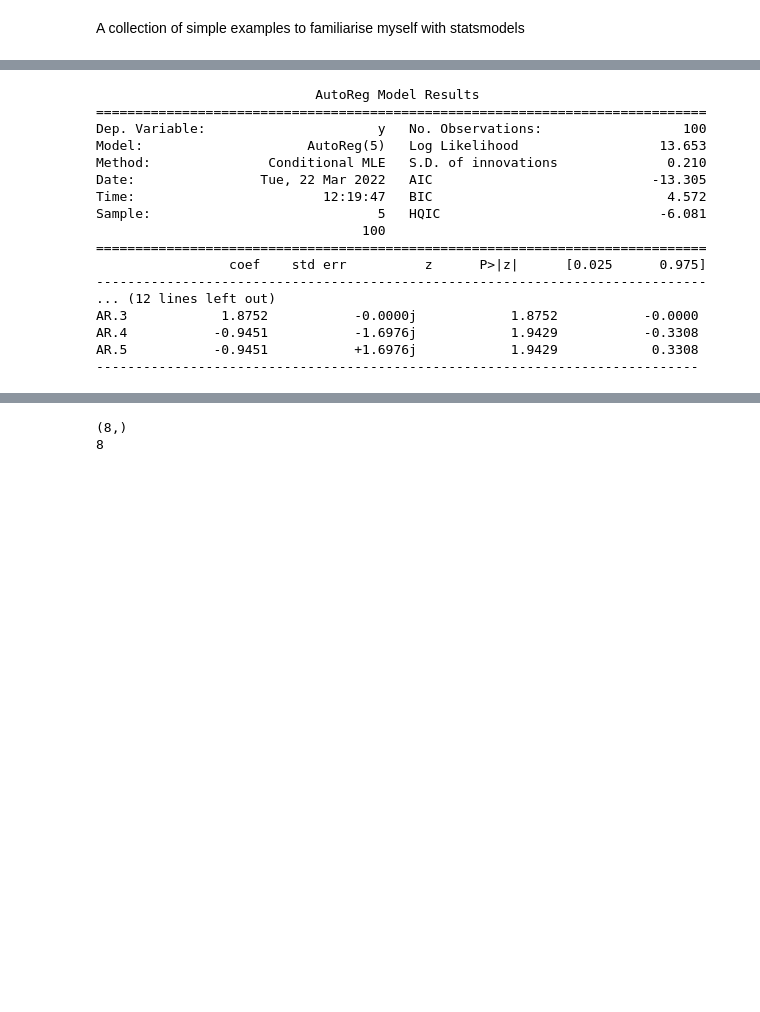
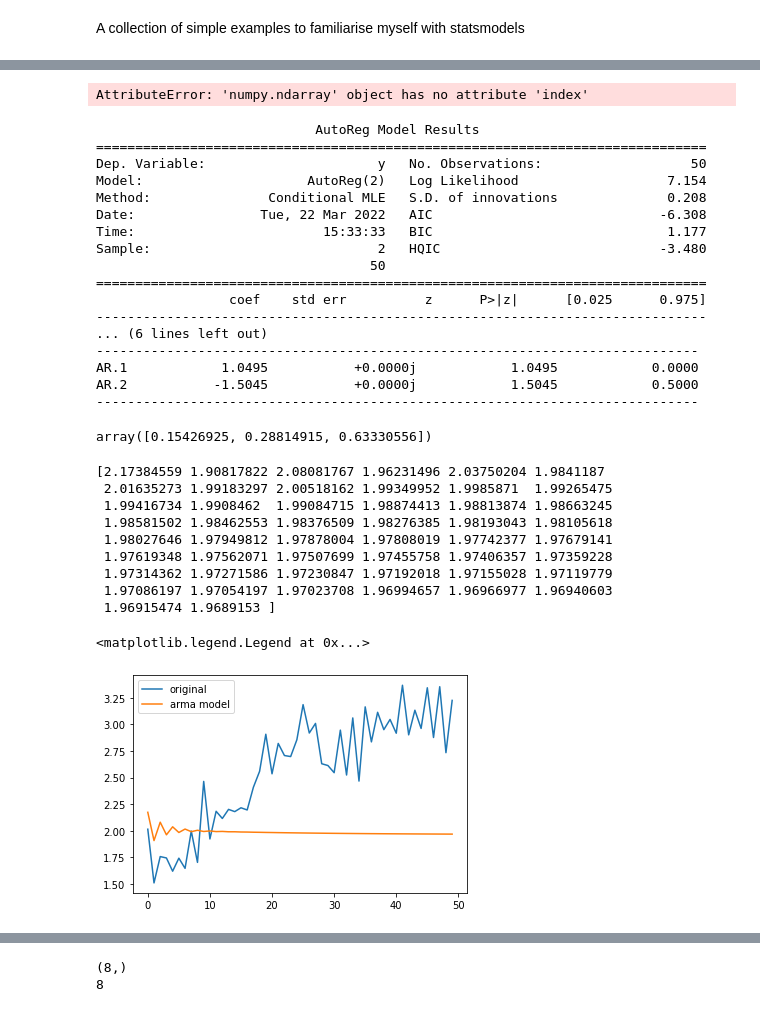
Before and after one commit to Julio-Baeta1/PythonTimeSeries, a Jupyter notebook: Untitled.ipynb, the cells around one changed output, grey strips where cells are left out. Saved outputs shown, nothing was run; the diff lists cells and outputs as text; code cells hidden in the pictures; blank space fills up the shorter version.

Commit message:
Working through a tutorial for SARIMAX filter in statmodels library in python

```diff
--- a/Untitled.ipynb
+++ b/Untitled.ipynb
@@ -55,22 +57,78 @@ plt.plot(range(n),double_exp.time_series)
+# %%
+endog = pd.DataFrame(data_series,index=range(n))
+# Setup forecasts
+nforecasts = 3
+forecasts = {}
+
+# Get the number of initial training observations
+nobs = len(endog)
+n_init_training = int(nobs * 0.8)
+
+# Create model for initial training sample, fit parameters
+init_training_endog = endog.iloc[:n_init_training]
+mod = sm.tsa.SARIMAX(training_endog, order=(1, 0, 0), trend='c')
+res = mod.fit()
+
+# Save initial forecast
+forecasts[training_endog.index[-1]] = res.forecast(steps=nforecasts)
+
+# Step through the rest of the sample
+for t in range(n_init_training, nobs):
+    # Update the results by appending the next observation
+    updated_endog = endog.iloc[t:t+1]
+    res = res.extend(updated_endog)
+
+    # Save the new set of forecasts
+    forecasts[updated_endog.index[0]] = res.forecast(steps=nforecasts)
+
+# Combine all forecasts into a dataframe
+forecasts = pd.concat(forecasts, axis=1)
+
+print(forecasts.iloc[:5, :5])
+# %% [output]
+AttributeError: 'numpy.ndarray' object has no attribute 'index'
 # %%
 #res = AutoReg(simple_exp.time_series,1).fit()
-res = AutoReg(double_exp.time_series,5).fit()
+res = AutoReg(double_exp.time_series[0:50],2).fit()
 print(res.summary())
 # %% [output]
                             AutoReg Model Results
 ==============================================================================
-Dep. Variable:                      y   No. Observations:                  100
-Model:                     AutoReg(5)   Log Likelihood                  13.653
-Method:               Conditional MLE   S.D. of innovations              0.210
-Date:                Tue, 22 Mar 2022   AIC                            -13.305
-Time:                        12:19:47   BIC                              4.572
-Sample:                             5   HQIC                            -6.081
-                                  100
+Dep. Variable:                      y   No. Observations:                   50
+Model:                     AutoReg(2)   Log Likelihood                   7.154
+Method:               Conditional MLE   S.D. of innovations              0.208
+Date:                Tue, 22 Mar 2022   AIC                             -6.308
+Time:                        15:33:33   BIC                              1.177
+Sample:                             2   HQIC                            -3.480
+                                   50
 ==============================================================================
                  coef    std err          z      P>|z|      [0.025      0.975]
 ------------------------------------------------------------------------------
-... (12 lines left out)
-AR.3            1.8752           -0.0000j            1.8752           -0.0000
-AR.4           -0.9451           -1.6976j            1.9429           -0.3308
-AR.5           -0.9451           +1.6976j            1.9429            0.3308
+... (6 lines left out)
 -----------------------------------------------------------------------------
+AR.1            1.0495           +0.0000j            1.0495            0.0000
+AR.2           -1.5045           +0.0000j            1.5045            0.5000
+-----------------------------------------------------------------------------
+# %%
+res.params
+# %% [output]
+array([0.15426925, 0.28814915, 0.63330556])
+# %%
+plt.plot(range(n-50),double_exp.time_series[50:n],label='original')
+res_plot = res.forecast(50)
+print(res_plot)
+plt.plot(range(n-50),res_plot,label='arma model')
+
+plt.legend()
+# %% [output]
+[2.17384559 1.90817822 2.08081767 1.96231496 2.03750204 1.9841187
+ 2.01635273 1.99183297 2.00518162 1.99349952 1.9985871  1.99265475
+ 1.99416734 1.9908462  1.99084715 1.98874413 1.98813874 1.98663245
+ 1.98581502 1.98462553 1.98376509 1.98276385 1.98193043 1.98105618
+ 1.98027646 1.97949812 1.97878004 1.97808019 1.97742377 1.97679141
+ 1.97619348 1.97562071 1.97507699 1.97455758 1.97406357 1.97359228
+ 1.97314362 1.97271586 1.97230847 1.97192018 1.97155028 1.97119779
+ 1.97086197 1.97054197 1.97023708 1.96994657 1.96966977 1.96940603
+ 1.96915474 1.9689153 ]
+<matplotlib.legend.Legend at 0x...>
+[figure, added]
```
Also changed, not shown: parts of 5 cells of this notebook, 1 other file.
